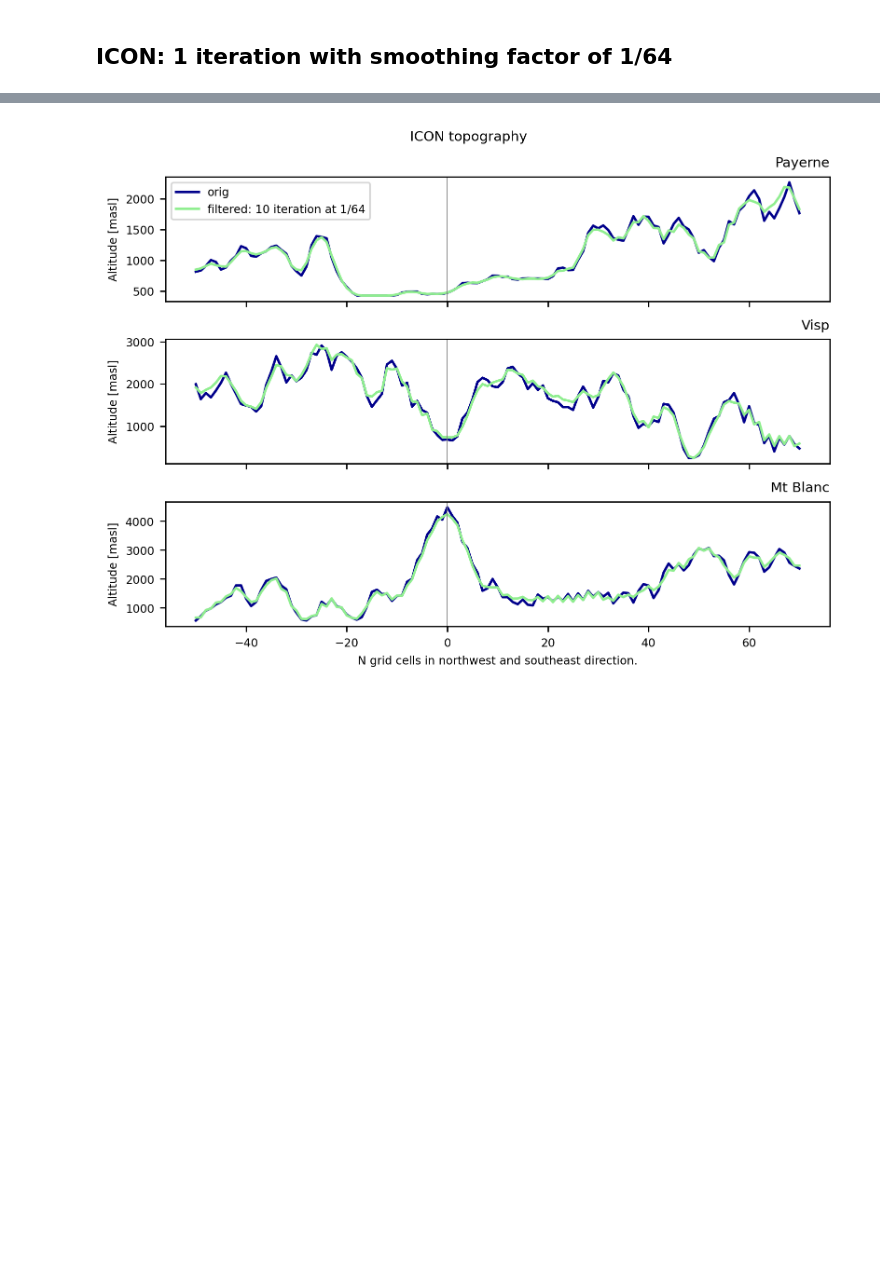
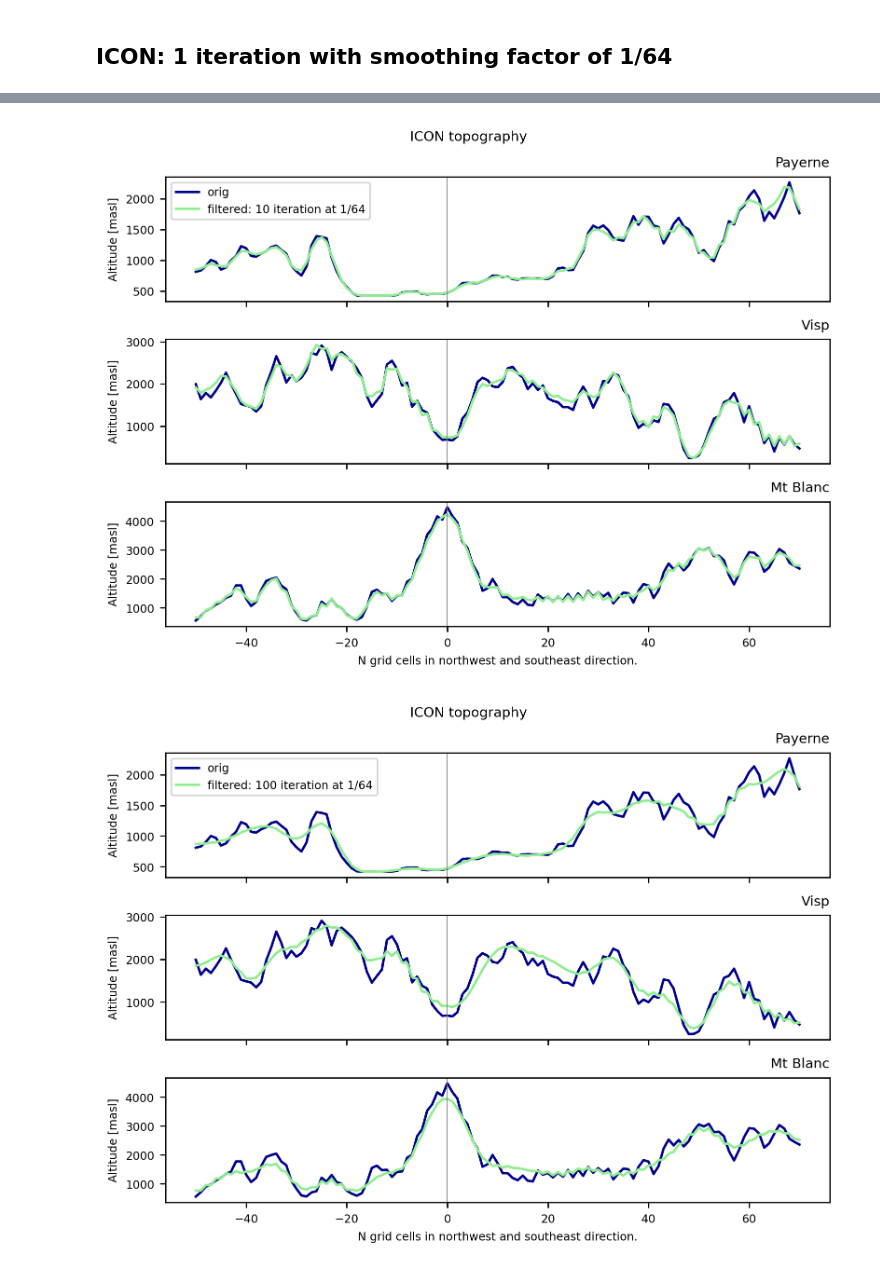
Before and after one commit to MeteoSwiss-APN/vert_coord, a Jupyter notebook: compare_orig_with_smoothed_topo.ipynb, the cells around one changed output, grey strips where cells are left out. Drawn from its saved outputs; the diff is of its cells as text; code cells hidden in the pictures; blank space fills up the shorter version.

Commit message:
more iterations

```diff
--- a/compare_orig_with_smoothed_topo.ipynb
+++ b/compare_orig_with_smoothed_topo.ipynb
@@ -32,6 +32,7 @@ f_icon_niter4_fac64 = '/store/mch/msopr/swester/vert_coord_files/surf/niter_4_fa
 f_icon_niter6_fac64 = '/store/mch/msopr/swester/vert_coord_files/surf/niter_6_fac_64.nc'
 f_icon_niter8_fac64 = '/store/mch/msopr/swester/vert_coord_files/surf/niter_8_fac_64.nc'
 f_icon_niter10_fac64 = '/store/mch/msopr/swester/vert_coord_files/surf/niter_10_fac_64.nc'
+f_icon_niter100_fac64 = '/store/mch/msopr/swester/vert_coord_files/surf/niter_100_fac_64.nc'
 # %%
 ds_cosmo_orig = xr.open_dataset(f_cosmo_orig)
 ds_cosmo_filtered = xr.open_dataset(f_cosmo_filtered)
@@ -42,6 +43,7 @@ ds_icon_niter4_fac64 = xr.open_dataset(f_icon_niter4_fac64)
 ds_icon_niter6_fac64 = xr.open_dataset(f_icon_niter6_fac64)
 ds_icon_niter8_fac64 = xr.open_dataset(f_icon_niter8_fac64)
 ds_icon_niter10_fac64 = xr.open_dataset(f_icon_niter10_fac64)
+ds_icon_niter100_fac64 = xr.open_dataset(f_icon_niter100_fac64)
 ds_grid = xr.open_dataset(f_icon_grid)
 # %% [markdown]
 #### Load latitude and longitude
@@ -62,6 +64,7 @@ hsurf_icon_niter4_fac64 = ds_icon_niter4_fac64.HSURF.values
 hsurf_icon_niter6_fac64 = ds_icon_niter6_fac64.HSURF.values
 hsurf_icon_niter8_fac64 = ds_icon_niter8_fac64.HSURF.values
 hsurf_icon_niter10_fac64 = ds_icon_niter10_fac64.HSURF.values
+hsurf_icon_niter100_fac64 = ds_icon_niter100_fac64.HSURF.values
 # %% [markdown]
 #### Indices for selected points of interest
 Load poi for ICON, add indices for COSMO
@@ -120,32 +123,34 @@ neighbors = ds_grid.neighbor_cell_index.values
 
 for (niter, hsurf) in [(1, hsurf_icon_niter1_fac64),
                        (2, hsurf_icon_niter2_fac64),
                        (4, hsurf_icon_niter4_fac64),
                        (6, hsurf_icon_niter6_fac64),
                        (8, hsurf_icon_niter8_fac64),
-                       (10, hsurf_icon_niter10_fac64)]:
+                       (10, hsurf_icon_niter10_fac64),
+                       (100, hsurf_icon_niter100_fac64)]:
 
     fig, [ax_pay, ax_visp, ax_mtblanc] = plt.subplots(nrows=3, ncols=1, sharex=True, tight_layout=True)
 
     for (ax, p) in [(ax_pay, poi['pay']), (ax_visp, poi['visp']), (ax_mtblanc, poi['mtblanc'])]:
         ind_line, ind_wrt_origin = indices_transect(p.ind, neighbors, p.left_to_right)
         transect_surf_orig = hsurf_icon_orig[ind_line]
         transect_surf_filtered = hsurf[ind_line]
         ax.plot(ind_wrt_origin, transect_surf_orig, color='darkblue',
                 label='orig')
         ax.plot(ind_wrt_origin, transect_surf_filtered, color='lightgreen',
-                label=f'filtered: {niter} iteration at 1/64')
+                label=f'filtered: {niter} iterations at 1/64')
         ax.axvline(0, linewidth=0.5, color="grey")
         ax.set_ylabel('Altitude [masl]')
         ax.set_title(p.long_name, loc='right')
 
     ax_pay.legend()
     ax_mtblanc.set_xlabel('N grid cells in northwest and southeast direction.')
     fig.suptitle('ICON topography')
 # %% [output]
 [figure]
 [figure]
 [figure]
 [figure]
 [figure]
 [figure]
+[figure, added]
```
